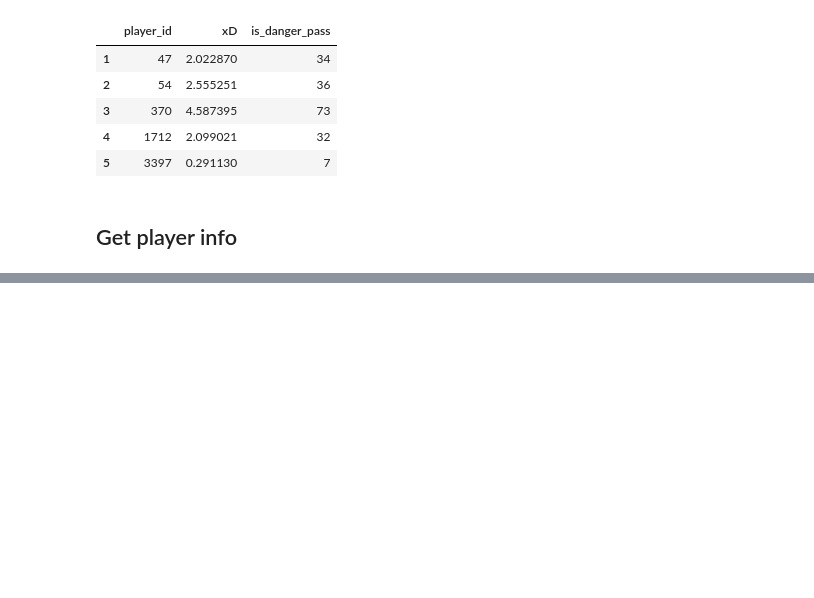
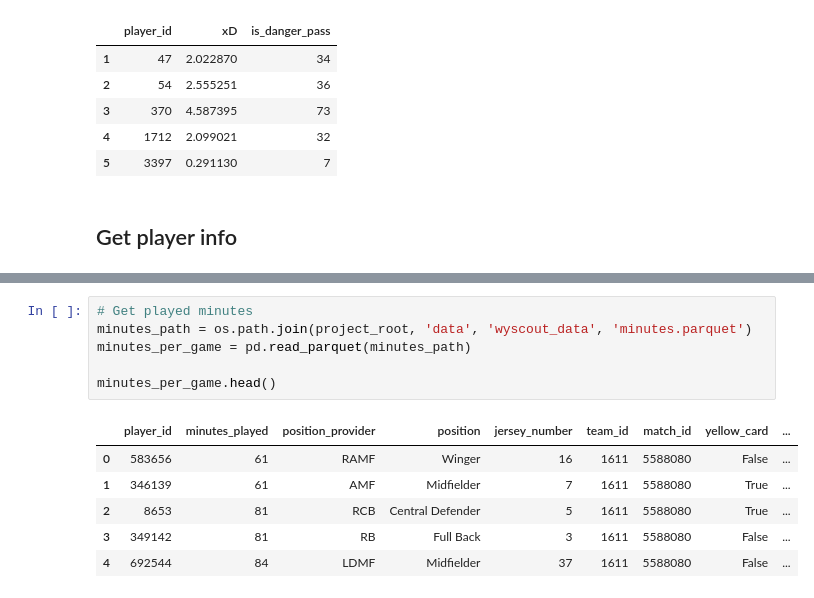
Before and after one commit to MarijnSt/soccermatics-project-2, a Jupyter notebook: notebooks/expected_danger.ipynb, the cells around one changed output, grey strips where cells are left out. Saved outputs shown, nothing was run; the diff lists cells and outputs as text; blank space fills up the shorter version.

Commit message:
feat: get playing time for players

```diff
--- a/notebooks/expected_danger.ipynb
+++ b/notebooks/expected_danger.ipynb
@@ -694,3 +694,16 @@ players_info_merge.sort_values(by='player_id', ascending=True).head()
 | 357 | 370 | V. van Dijk | Defender |
 | 372 | 1712 | K. Tete | Defender |
 | 361 | 3397 | Kepa Arrizabalaga | Goalkeeper |
+# %%
+# Get played minutes
+minutes_path = os.path.join(project_root, 'data', 'wyscout_data', 'minutes.parquet')
+minutes_per_game = pd.read_parquet(minutes_path)
+
+minutes_per_game.head()
+# %% [output]
+|  | player_id | minutes_played | position_provider | position | jersey_number | team_id | match_id | yellow_card | ... |
+| 0 | 583656 | 61 | RAMF | Winger | 16 | 1611 | 5588080 | False | ... |
+| 1 | 346139 | 61 | AMF | Midfielder | 7 | 1611 | 5588080 | True | ... |
+| 2 | 8653 | 81 | RCB | Central Defender | 5 | 1611 | 5588080 | True | ... |
+| 3 | 349142 | 81 | RB | Full Back | 3 | 1611 | 5588080 | False | ... |
+| 4 | 692544 | 84 | LDMF | Midfielder | 37 | 1611 | 5588080 | False | ... |
```
Also changed, not shown: parts of 3 cells of this notebook.
